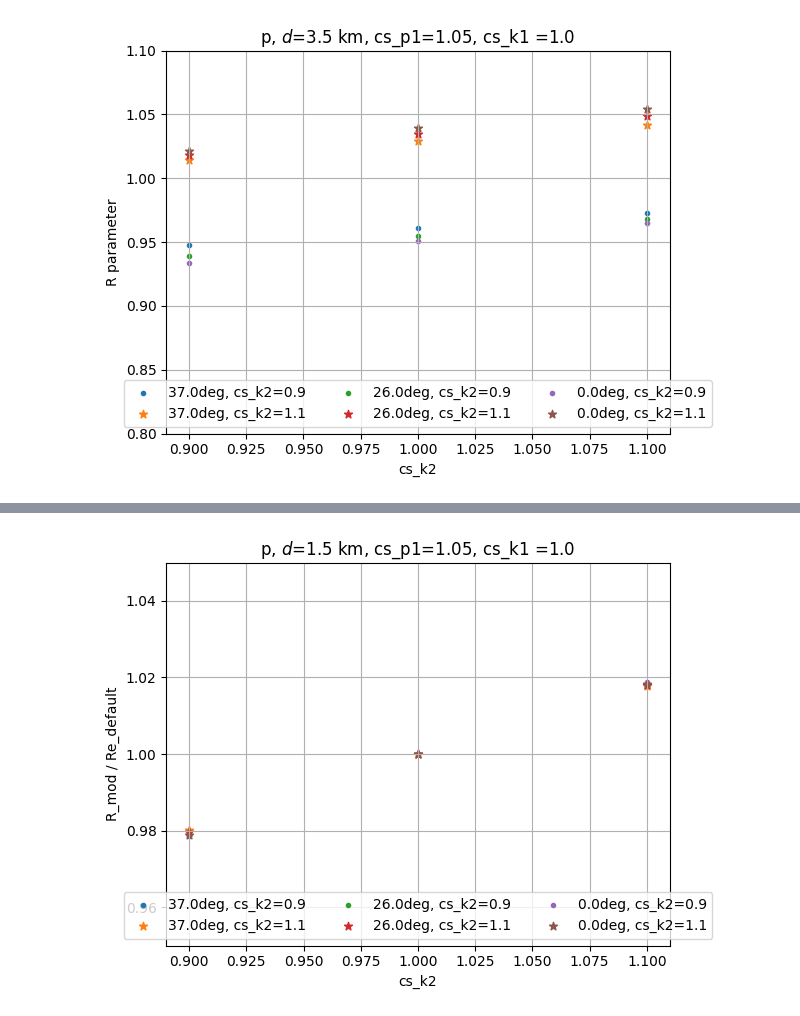
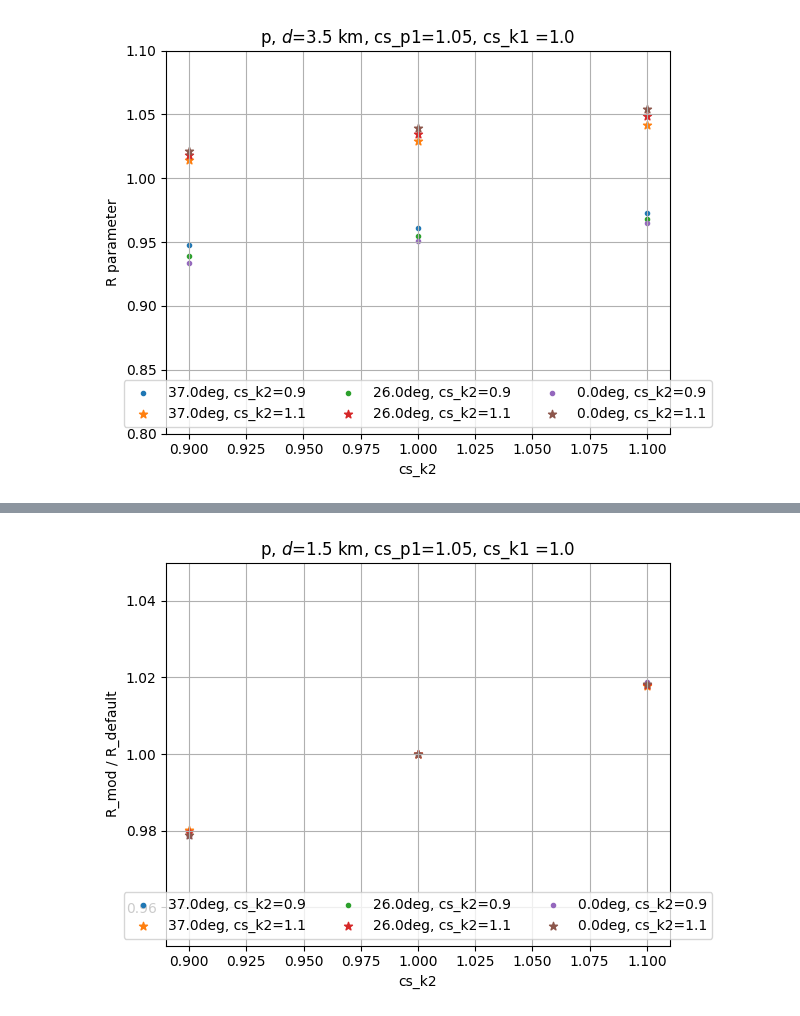
Before and after one commit to karohymon/cs-analysis, a Jupyter notebook: IceCube_diffuse_underground_bundles/R_plots_impact-k-pi.ipynb, the cells around one changed output, grey strips where cells are left out. Saved outputs shown, nothing was run; the diff lists cells and outputs as text; code cells hidden in the pictures.

```diff
--- a/IceCube_diffuse_underground_bundles/R_plots_impact-k-pi.ipynb
+++ b/IceCube_diffuse_underground_bundles/R_plots_impact-k-pi.ipynb
@@ -124,16 +124,16 @@ plt.savefig(plot_dir + 'R_depth3.5_csk2_ratio.png' )
 # %%
 plt.figure()
 for i in range(3):
     plt.scatter(cs, [data_d15_csp2_09_csk2_09[i], data_d15_csp2_09_csk2_10[i], data_d15_csp2_09_csk2_11[i]]/data_d15_csp2_09_csk2_10[i],label=str(np.round(angles[i],decimals=0)) + 'deg, cs_k2=0.9',marker='.')
     plt.scatter(cs, [data_d15_csp2_11_csk2_09[i], data_d15_csp2_11_csk2_10[i], data_d15_csp2_11_csk2_11[i]]/data_d15_csp2_11_csk2_10[i],label=str(np.round(angles[i],decimals=0)) + 'deg, cs_k2=1.1',marker='*')
 
 plt.xlabel('cs_k2')
-plt.ylabel('R_mod / Re_default')
+plt.ylabel('R_mod / R_default')
 plt.legend(loc='lower center',ncol=3)
 plt.title('p, $d$=1.5 km, cs_p1=1.05, cs_k1 =1.0')
 plt.ylim(0.95,1.05)
 plt.tight_layout()
 plt.grid()
 plt.savefig(plot_dir + 'R_depth1.5_csk2_ratio.png' )
 # %% [output]
-[figure, old version]
+[figure, new version]
```
Also changed, not shown: parts of 1 cell of this notebook.
